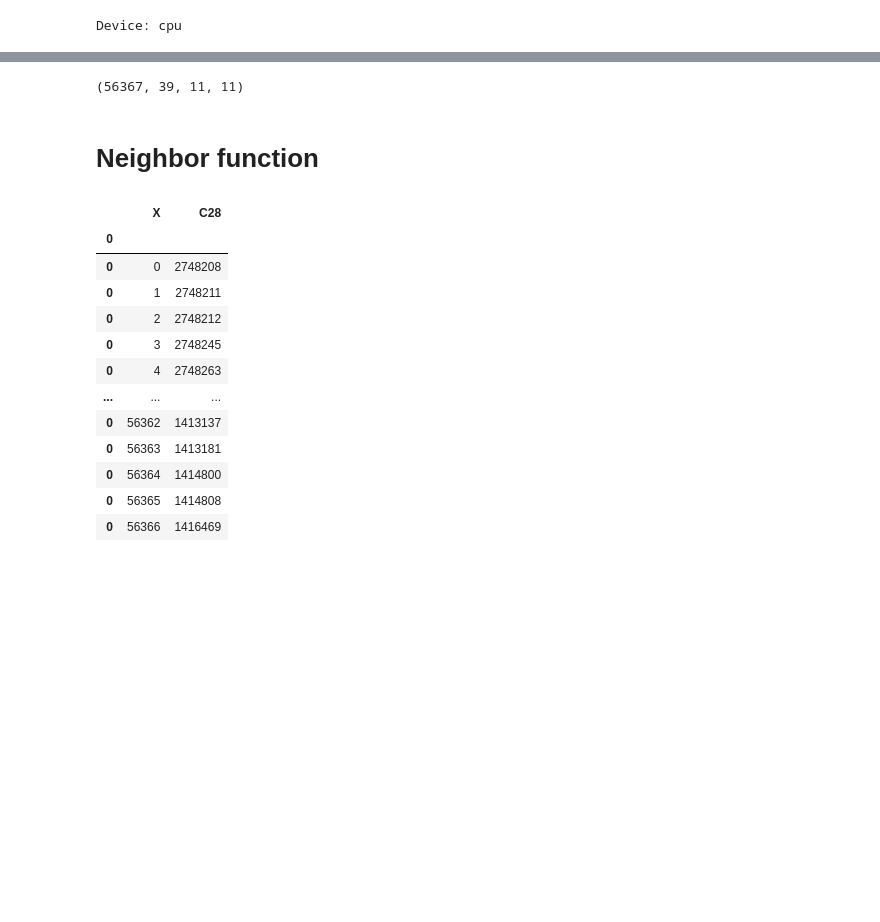
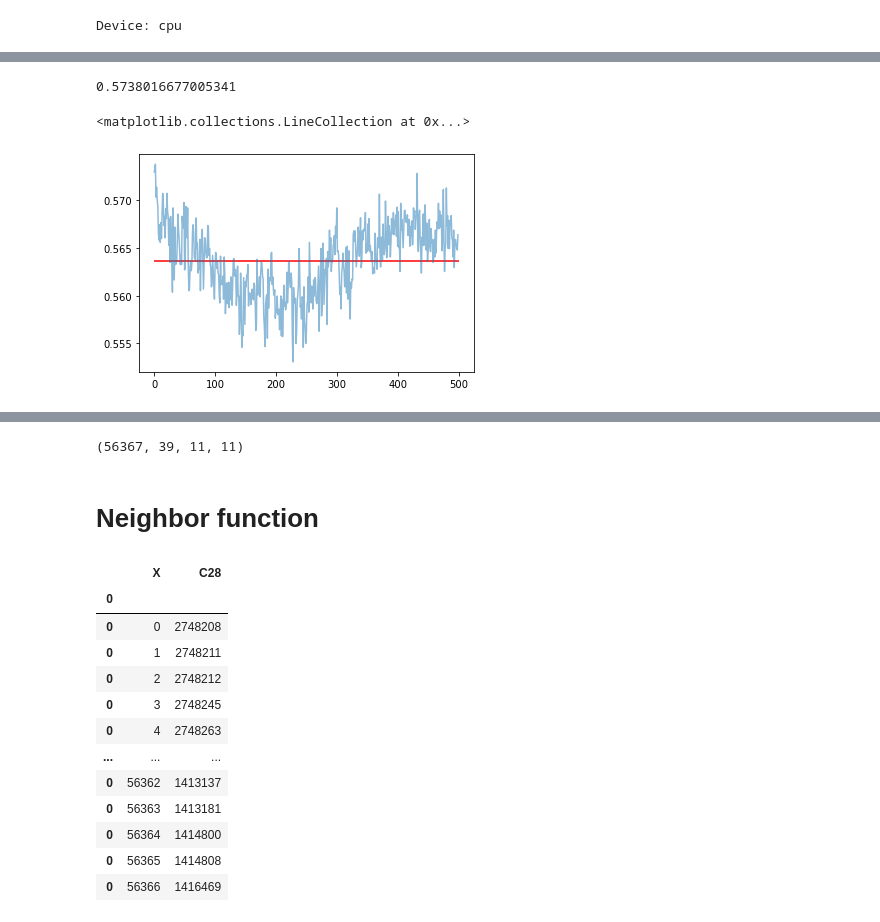
Before and after one commit to NielsvanOpstal/Thesis, a Jupyter notebook: CNN.ipynb, the cells around one changed output, grey strips where cells are left out. Cells and saved outputs as stored; diff of their text form; code cells hidden in the pictures; blank space fills up the shorter version.

```diff
--- a/CNN.ipynb
+++ b/CNN.ipynb
@@ -378,0 +450,8 @@ Y_1_train_resamp.shape
+# %%
+print(np.max(a[-4]))
+plt.plot(a[-4], alpha = 0.5)
+plt.hlines(np.mean(a[-4]), 0, n_epochs, color = "r")
+# %% [output]
+0.5738016677005341
+<matplotlib.collections.LineCollection at 0x...>
+[figure, added]
```
Also changed, not shown: parts of 22 cells of this notebook, 9 other files.
